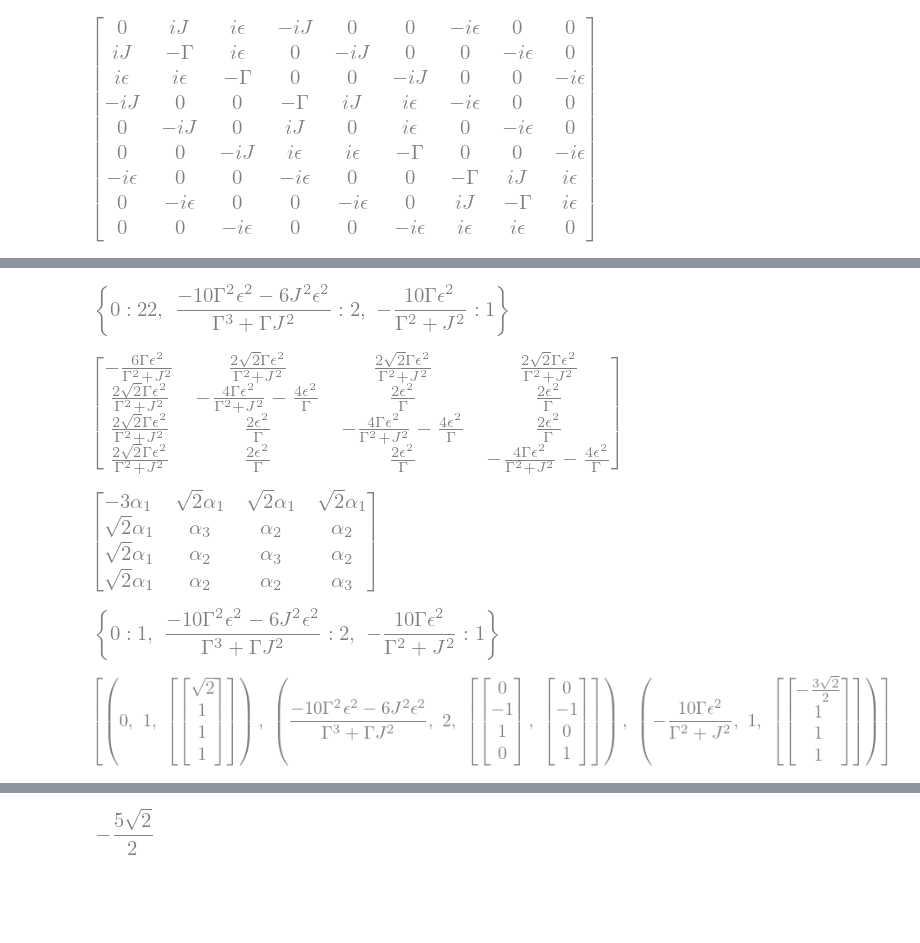
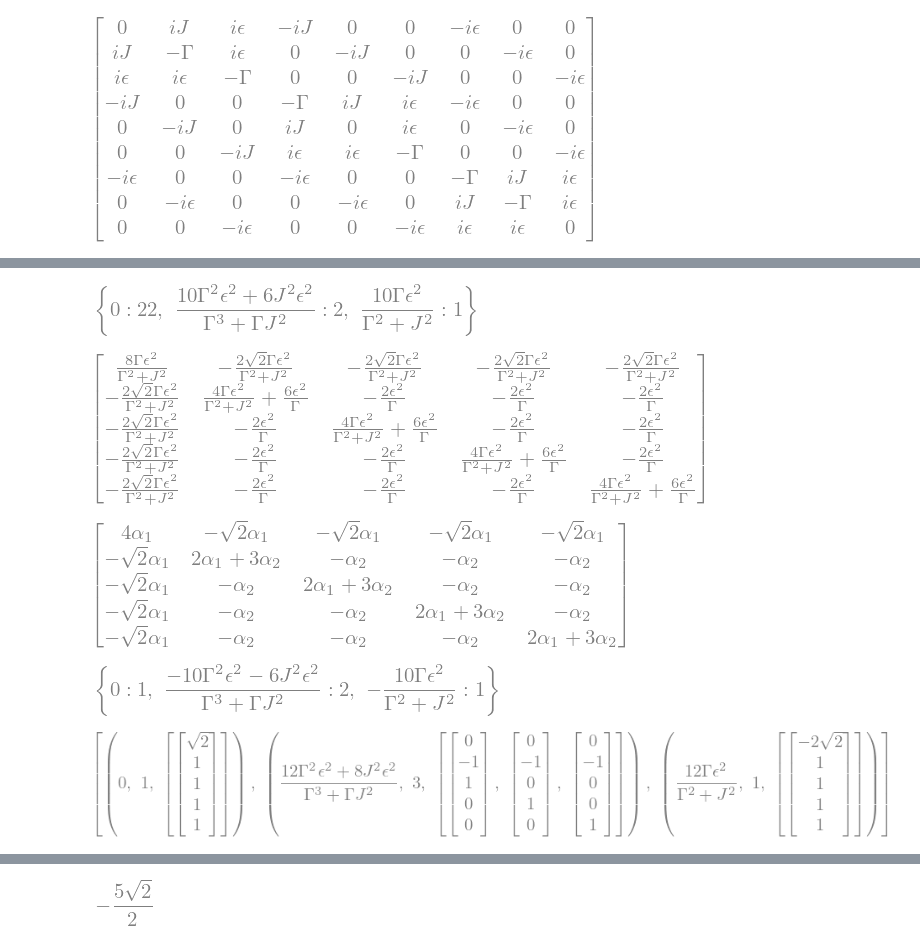
Before and after one commit to kiwipretzel/nserc-2026, a Jupyter notebook: [3.4] [n-site (degenerate), single-body, general epsilon's, local dephasing]/[3.4.0] [n-site,single-body,degenerate] [june 19].ipynb, the cells around one changed output, grey strips where cells are left out. Drawn from its saved outputs; the diff is of its cells as text; code cells hidden in the pictures; blank space fills up the shorter version.

Commit message:
fixed sign error in 3.4.0; considered general epsilon's in 3.4.0.1

```diff
--- a/[3.4] [n-site (degenerate), single-body, general epsilon's, local dephasing]/[3.4.0] [n-site,single-body,degenerate] [june 19].ipynb
+++ b/[3.4] [n-site (degenerate), single-body, general epsilon's, local dephasing]/[3.4.0] [n-site,single-body,degenerate] [june 19].ipynb
@@ -187,7 +184,7 @@ display(L)
 [figure]
 [figure]
 # %%
-N = 5
+N = 6
 
 # building matrices
 H0 = sp.Matrix(N, N, lambda i,j : J if ({i,j}=={0,1}) else 0)
@@ -230,4 +227,4 @@ Q
 # %%
-Leff = -1*P*L1*Q*(Q*L0*Q).pinv()*Q*L1*P
+Leff = -1*(Q*L1*P).conjugate().transpose()*(Q*L0*Q).pinv()*Q*L1*P
 Leff.applyfunc(sp.simplify)
 # %% [output]
@@ -235,19 +232,19 @@ Leff.applyfunc(sp.simplify)
 # %%
 Leff.eigenvals()
 # %% [output]
-[figure, old version]
+[figure, new version]
 # %%
 Leff_red = sp.Matrix(N-1, N-1, lambda i,j: (nullspace[i].conjugate().transpose()*Leff*nullspace[j])[0]).applyfunc(lambda expr: expr.simplify().apart(gamma))
 
 Leff_red
 # %% [output]
-[figure, old version]
+[figure, new version]
 # %%
 alpha1, alpha2, alpha3 = sp.symbols("alpha1 alpha2 alpha3")
 
-Leff_red.subs({ 2*gamma*epsilon**2 / (gamma**2 + J**2) : alpha1 , 2*epsilon**2 / gamma : alpha2 ,  -2*alpha1-(N-3)*alpha2 : alpha3})
+Leff_red.subs({ 2*gamma*epsilon**2 / (gamma**2 + J**2) : alpha1 , 2*epsilon**2 / gamma : alpha2 })
 # %% [output]
-[figure, old version]
+[figure, new version]
 # %%
 Leff_red.eigenvals()
 # %% [output]
@@ -256,7 +253,7 @@ Leff_red.eigenvals()
 evecs = Leff_red.eigenvects()
 evecs
 # %% [output]
-[figure, old version]
+[figure, new version]
 # %%
 for evalue, multiplicity, evectors in evecs:
     display(evalue.simplify().apart(gamma).subs({ 2*gamma*epsilon**2 / (gamma**2 + J**2) : alpha1 , 2*epsilon**2 / gamma : alpha2 ,  -2*alpha1-(N-3)*alpha2 : alpha3}))
```
Also changed, not shown: parts of 7 cells of this notebook, 1 other file.
